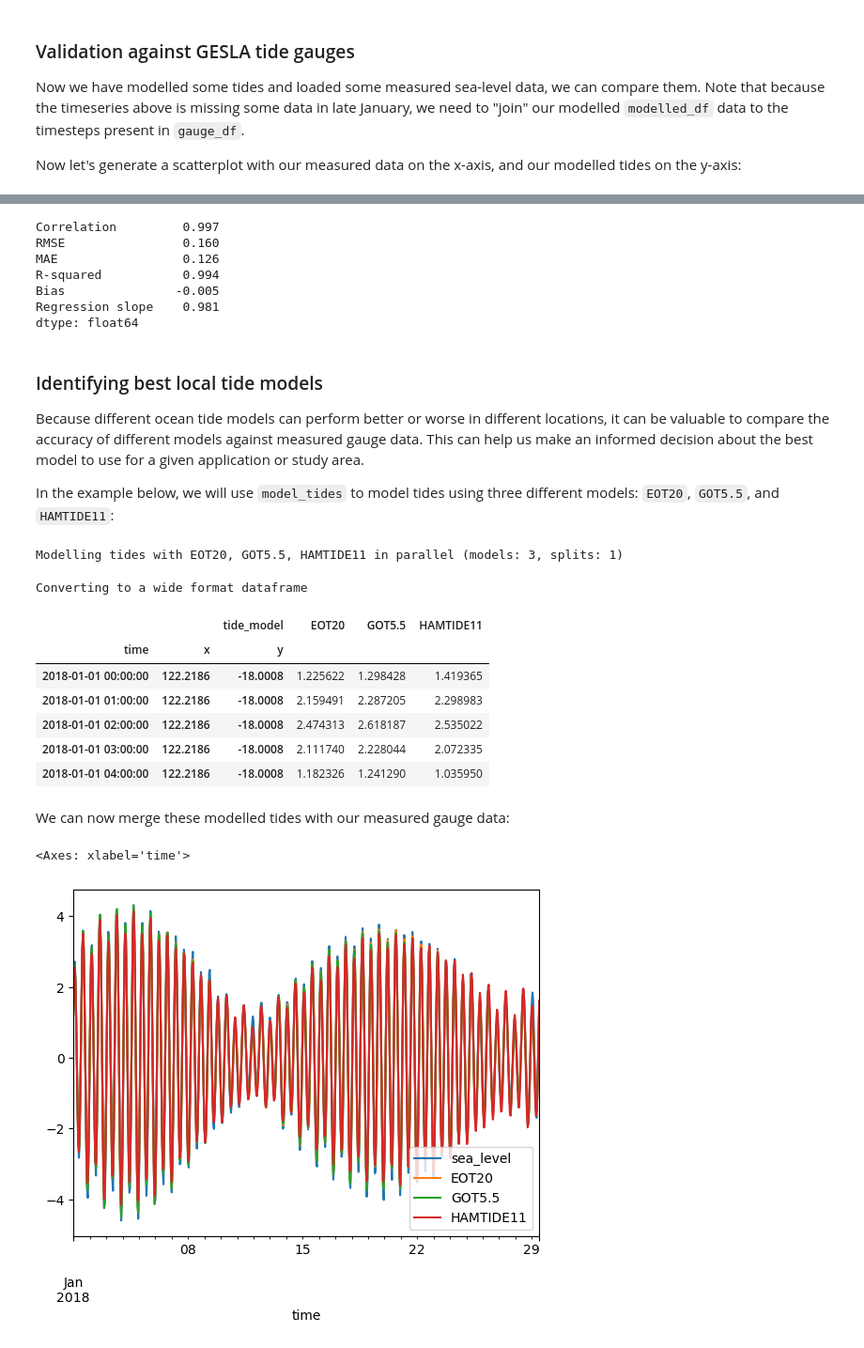
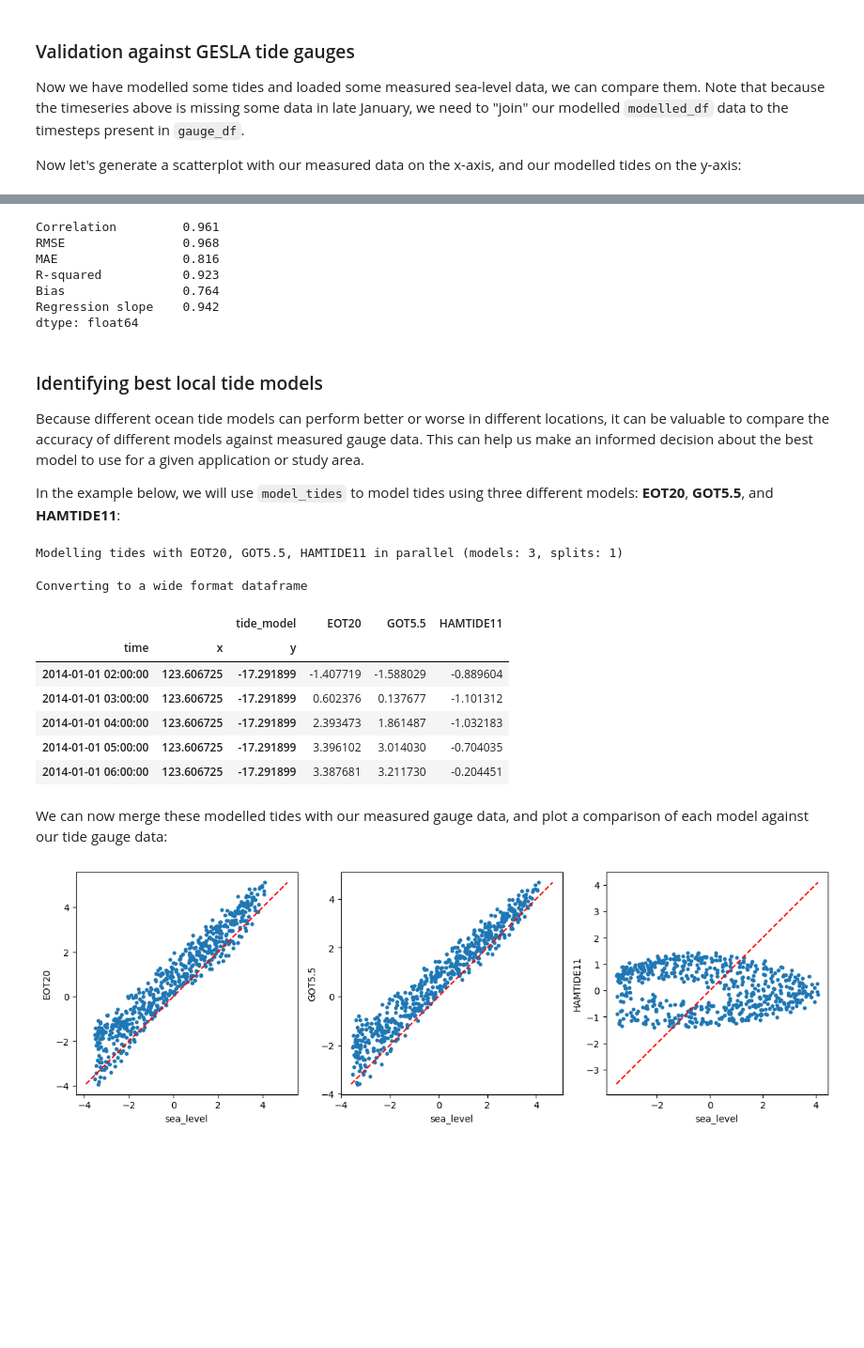
Before and after one commit to GeoscienceAustralia/eo-tides, a Jupyter notebook: docs/notebooks/Validating_tides.ipynb, the cells around one changed output, grey strips where cells are left out. Shown at 94% size. Cells and saved outputs as stored; diff of their text form; code cells hidden in the pictures; blank space fills up the shorter version.

Commit message:
Update validation code and notebook examples (#132)
* Test symlink

* Update validation notebook

```diff
--- a/docs/notebooks/Validating_tides.ipynb
+++ b/docs/notebooks/Validating_tides.ipynb
@@ -77,12 +47,14 @@ This will ensure that we load only the gauge data we actually need.
 </div>
 # %%
 from eo_tides.validation import load_gauge_gesla
+
+x, y = 123.606725, -17.291899
 
 # Load gauge data
 gauge_df = load_gauge_gesla(
     x=x,
     y=y,
-    time=(start_time, end_time),
+    time=("2014-01", "2014-01"),
     correct_mean=True,
     data_path=gesla_data_path,
     metadata_path=gesla_metadata_path,
@@ -106,0 +82,14 @@ gauge_df.droplevel("site_code").sea_level.plot()
+# %%
+import pandas as pd
+
+from eo_tides.model import model_tides
+
+modelled_df = model_tides(
+    x=x,
+    y=y,
+    time=gauge_df.index.get_level_values("time"),
+    directory=directory,
+)
+
+# Print outputs
+modelled_df.head()
@@ -136,26 +134,26 @@ from eo_tides.validation import eval_metrics
 accuracy_metrics = eval_metrics(x=joined_df.sea_level, y=joined_df.tide_height)
 accuracy_metrics
 # %% [output]
-Correlation         0.997
-RMSE                0.160
-MAE                 0.126
-R-squared           0.994
-Bias               -0.005
-Regression slope    0.981
+Correlation         0.961
+RMSE                0.968
+MAE                 0.816
+R-squared           0.923
+Bias                0.764
+Regression slope    0.942
 dtype: float64
 # %% [markdown]
 ### Identifying best local tide models
 Because different ocean tide models can perform better or worse in different locations, it can be valuable to compare the accuracy of different models against measured gauge data.
 This can help us make an informed decision about the best model to use for a given application or study area.
 
-In the example below, we will use `model_tides` to model tides using three different models: `EOT20`, `GOT5.5`, and `HAMTIDE11`:
+In the example below, we will use `model_tides` to model tides using three different models: **EOT20**, **GOT5.5**, and **HAMTIDE11**:
 # %%
 models = ["EOT20", "GOT5.5", "HAMTIDE11"]
 
 modelled_df = model_tides(
     x=x,
     y=y,
-    time=pd.date_range(start=start_time, end=end_time, freq="1h"),
+    time=gauge_df.index.get_level_values("time"),
     model=models,
     output_format="wide",
     directory=directory,
@@ -166,21 +164,29 @@ Modelling tides with EOT20, GOT5.5, HAMTIDE11 in parallel (models: 3, splits: 1)
 Converting to a wide format dataframe
 |  |  | tide_model | EOT20 | GOT5.5 | HAMTIDE11 |
 | time | x | y |  |  |  |
-| 2018-01-01 00:00:00 | 122.2186 | -18.0008 | 1.225622 | 1.298428 | 1.419365 |
-| 2018-01-01 01:00:00 | 122.2186 | -18.0008 | 2.159491 | 2.287205 | 2.298983 |
-| 2018-01-01 02:00:00 | 122.2186 | -18.0008 | 2.474313 | 2.618187 | 2.535022 |
-| 2018-01-01 03:00:00 | 122.2186 | -18.0008 | 2.111740 | 2.228044 | 2.072335 |
-| 2018-01-01 04:00:00 | 122.2186 | -18.0008 | 1.182326 | 1.241290 | 1.035950 |
+| 2014-01-01 02:00:00 | 123.606725 | -17.291899 | -1.407719 | -1.588029 | -0.889604 |
+| 2014-01-01 03:00:00 | 123.606725 | -17.291899 | 0.602376 | 0.137677 | -1.101312 |
+| 2014-01-01 04:00:00 | 123.606725 | -17.291899 | 2.393473 | 1.861487 | -1.032183 |
+| 2014-01-01 05:00:00 | 123.606725 | -17.291899 | 3.396102 | 3.014030 | -0.704035 |
+| 2014-01-01 06:00:00 | 123.606725 | -17.291899 | 3.387681 | 3.211730 | -0.204451 |
 # %% [markdown]
-We can now merge these modelled tides with our measured gauge data:
+We can now merge these modelled tides with our measured gauge data, and plot a comparison of each model against our tide gauge data:
 # %%
 # Join our modelled data to the timesteps in our gauge data
 joined_df = gauge_df.join(modelled_df).dropna()
 
 # Plot measured sea levels and modelled data
-columns = ["sea_level", *models]
-joined_df.droplevel(["site_code", "x", "y"]).filter(columns).plot()
+fig, axes = plt.subplots(1, 3, figsize=(12, 4))
+
+for ax, col in zip(axes, models, strict=True):
+    joined_df.droplevel(["site_code", "x", "y"]).plot.scatter(x="sea_level", y=col, ax=ax, s=10)
+    min_val = min(joined_df["sea_level"].min(), joined_df[col].min())
+    max_val = max(joined_df["sea_level"].max(), joined_df[col].max())
+    ax.plot([min_val, max_val], [min_val, max_val], c="red", linestyle="dashed")
+    ax.set_aspect(1.0)
+
+plt.tight_layout()
+plt.show()
 # %% [output]
-<Axes: xlabel='time'>
-[figure, old version]
+[figure, new version]
 # %% [markdown]
```
Also changed, not shown: parts of 25 cells of this notebook, 4 other files.
